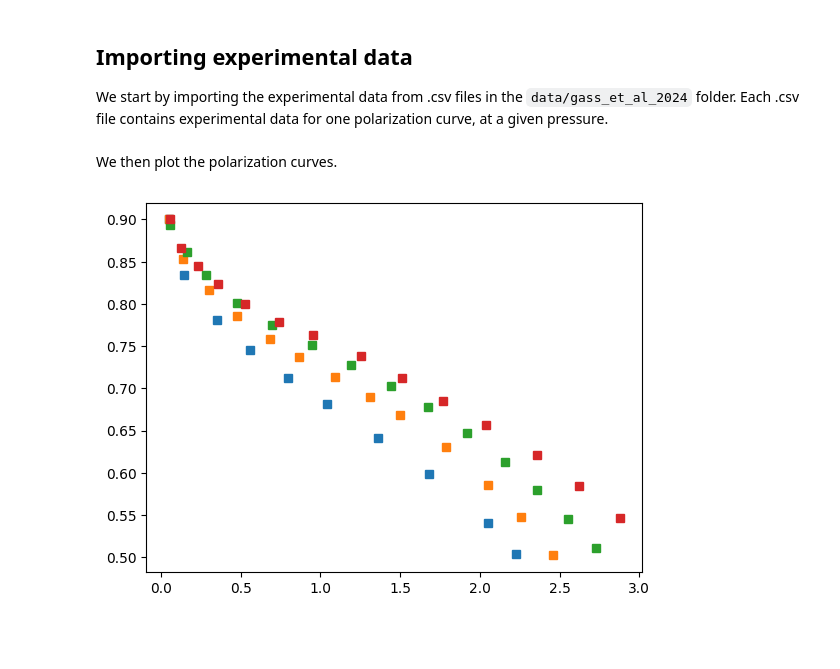
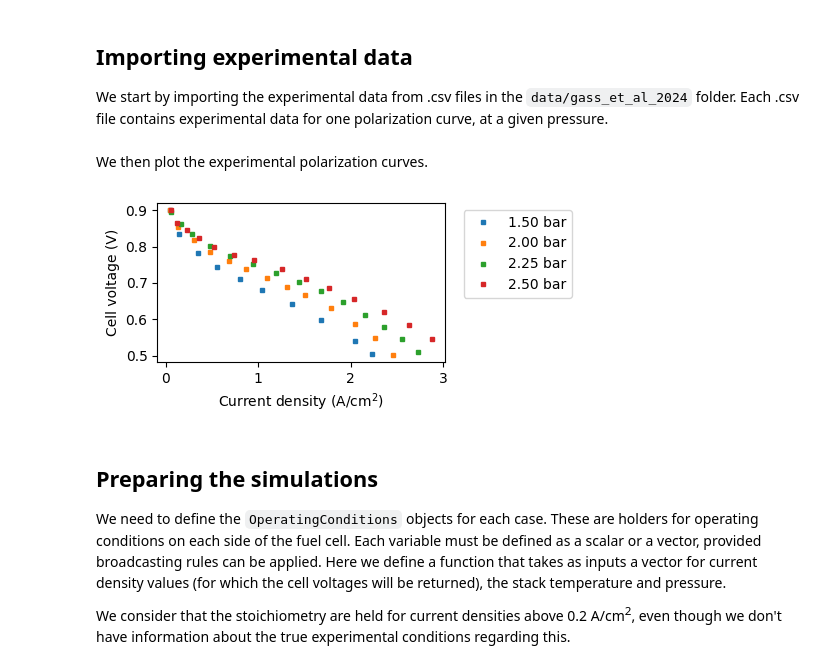
Before and after one commit to affonsop/marapendi, a Jupyter notebook: notebooks/estimate_data_gass2024.ipynb, the cells around one changed output. Saved outputs shown, nothing was run; the diff lists cells and outputs as text; code cells hidden in the pictures; blank space fills up the shorter version.

```diff
--- a/notebooks/estimate_data_gass2024.ipynb
+++ b/notebooks/estimate_data_gass2024.ipynb
@@ -12,17 +13,30 @@ import marapendi as mrpd
 ## Importing experimental data
 We start by importing the experimental data from .csv files in the `data/gass_et_al_2024` folder. Each .csv file contains experimental data for one polarization curve, at a given pressure.
 # %%
-pressure_list = (1.5,2,2.25,2.5)
+
+
+test_pressure_list = (1.5,2,2.25,2.5)
 
 exp_data = {p: pd.read_csv(f'../data/gass_et_al_2024/gass_et_al_data_{p*1e3:.0f}.csv',skiprows=1).iloc[::4]
-            for p in pressure_list}
+            for p in test_pressure_list}
 # %% [markdown]
-We then plot the polarization curves.
+We then plot the experimental polarization curves.
-# %%
-
-for k, p in enumerate(pressure_list):
-    plt.figure(1)
-    plt.plot(exp_data[p]['i'].values, exp_data[p]['U'].values, 'C{}s'.format(k))
-# %% [output]
-[figure, removed]
+# %%
+fig, ax = plt.subplots(figsize=(5,2.4))
+for k, p in enumerate(test_pressure_list):
+    i_exp = exp_data[p]['i'].values
+    U_exp = exp_data[p]['U'].values
+    l2, = ax.plot(i_exp, U_exp, 'sC{}'.format(k), label='{:.2f} bar'.format(p), markersize=2.5)
+leg1 = ax.legend(bbox_to_anchor=(1.04,1), loc='upper left')
+ax.set_xlabel('Current density (A/cm$^2$)')
+ax.set_ylabel('Cell voltage (V)')
+fig.tight_layout()
+# %% [output]
+[figure, added]
+# %% [markdown]
+## Preparing the simulations
+
+We need to define the `OperatingConditions` objects for each case. These are holders for operating conditions on each side of the fuel cell. Each variable must be defined as a scalar or a vector, provided broadcasting rules can be applied. Here we define a function that takes as inputs a vector for current density values (for which the cell voltages will be returned), the stack temperature and pressure.
+
+We consider that the stoichiometry are held for current densities above 0.2 A/cm<sup>2</sup>, even though we don't have information about the true experimental conditions regarding this.
 # %%
```
Also changed, not shown: parts of 29 cells of this notebook.
